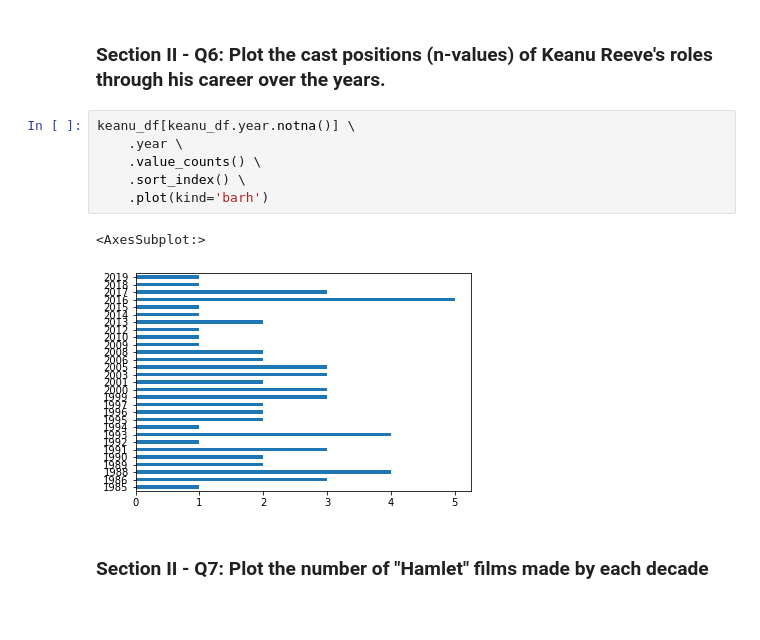
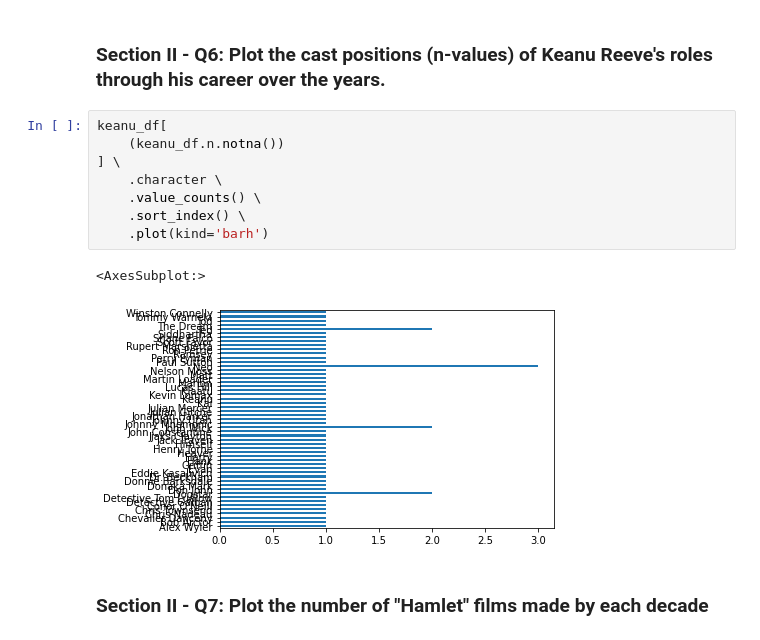
Before and after one commit to nwzy/springboard, a Jupyter notebook: nw-5.3.10-Mini_Project_Data_Wrangling_Pandas.ipynb, the cells around one changed output. Saved outputs shown, nothing was run; the diff lists cells and outputs as text; blank space fills up the shorter version.

```diff
--- a/nw-5.3.10-Mini_Project_Data_Wrangling_Pandas.ipynb
+++ b/nw-5.3.10-Mini_Project_Data_Wrangling_Pandas.ipynb
@@ -541,14 +544,16 @@ keanu_df.year.value_counts().sort_index().plot(kind='barh')
 # %% [markdown]
 ### Section II - Q6: Plot the cast positions (n-values) of Keanu Reeve's roles through his career over the years.
 # %%
-keanu_df[keanu_df.year.notna()] \
-    .year \
+keanu_df[
+    (keanu_df.n.notna())
+] \
+    .character \
     .value_counts() \
     .sort_index() \
     .plot(kind='barh')
 # %% [output]
 <AxesSubplot:>
-[figure, old version]
+[figure, new version]
 # %% [markdown]
 ### Section II - Q7: Plot the number of "Hamlet" films made by each decade
 # %%
```
Also changed, not shown: parts of 11 cells of this notebook, 1 other file.
